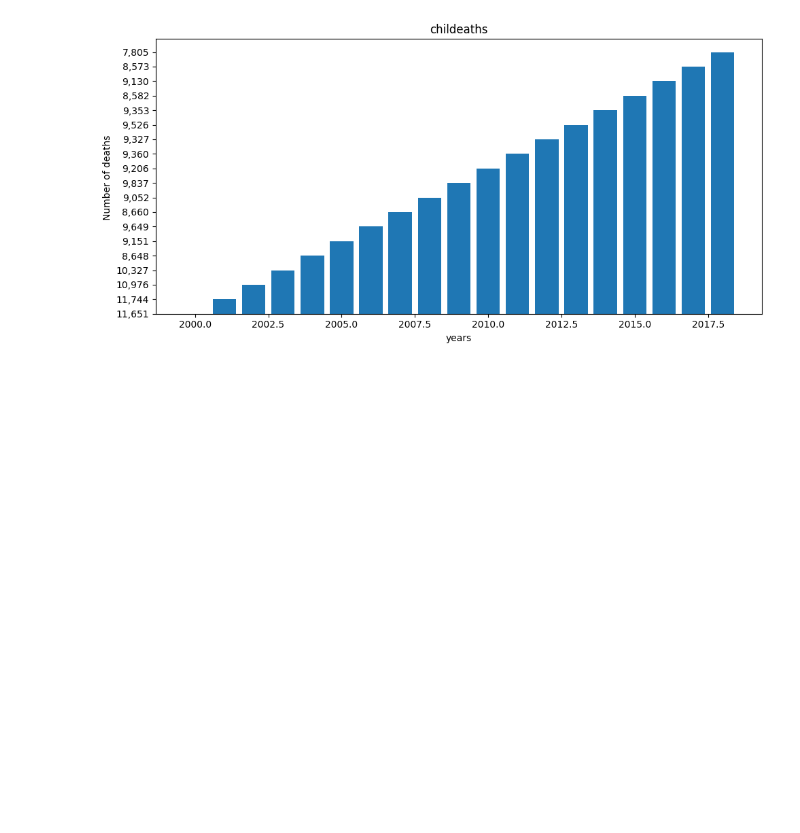
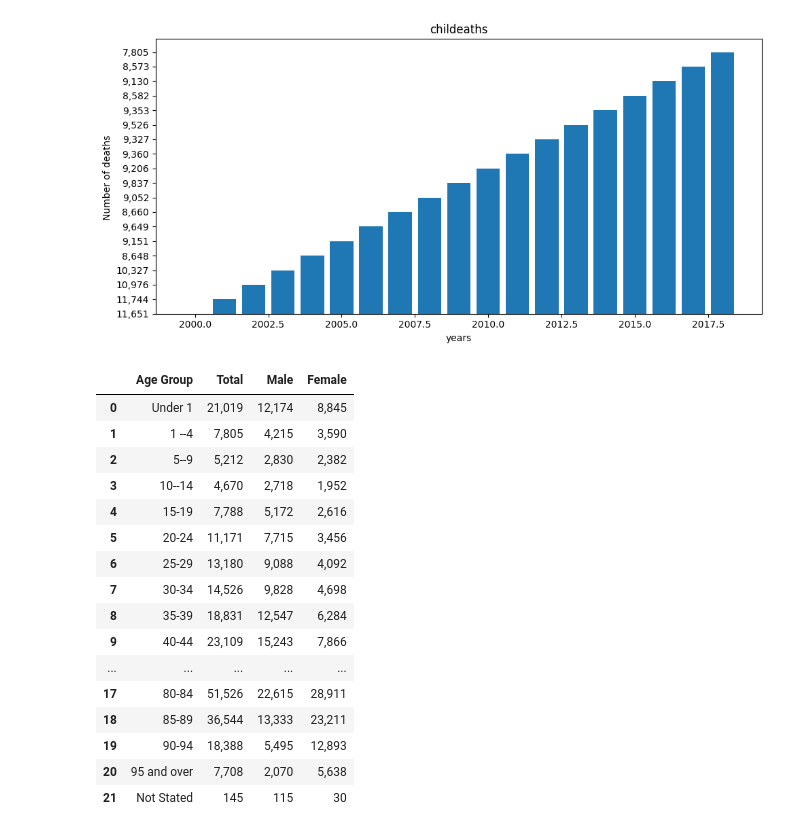
Before and after one commit to Glennarcega/IT-BA-3203-PROJECT, a Jupyter notebook: Social_Factor_of_death.ipynb, the cells around one changed output. Saved outputs shown, nothing was run; the diff lists cells and outputs as text; code cells hidden in the pictures; blank space fills up the shorter version.

```diff
--- a/Social_Factor_of_death.ipynb
+++ b/Social_Factor_of_death.ipynb
@@ -168,3 +168,24 @@ plt.title('childeaths')
 plt.show()
 # %% [output]
 [figure]
+# %%
+df= pd.read_csv("https://raw.githubusercontent.com/Glennarcega/IT-BA-3203-PROJECT/main/age%20death.csv")
+df
+# %% [output]
+|  | Age Group | Total | Male | Female |
+| 0 | Under 1 | 21,019 | 12,174 | 8,845 |
+| 1 | 1 --4 | 7,805 | 4,215 | 3,590 |
+| 2 | 5--9 | 5,212 | 2,830 | 2,382 |
+| 3 | 10--14 | 4,670 | 2,718 | 1,952 |
+| 4 | 15-19 | 7,788 | 5,172 | 2,616 |
+| 5 | 20-24 | 11,171 | 7,715 | 3,456 |
+| 6 | 25-29 | 13,180 | 9,088 | 4,092 |
+| 7 | 30-34 | 14,526 | 9,828 | 4,698 |
+| 8 | 35-39 | 18,831 | 12,547 | 6,284 |
+| 9 | 40-44 | 23,109 | 15,243 | 7,866 |
+| ... | ... | ... | ... | ... |
+| 17 | 80-84 | 51,526 | 22,615 | 28,911 |
+| 18 | 85-89 | 36,544 | 13,333 | 23,211 |
+| 19 | 90-94 | 18,388 | 5,495 | 12,893 |
+| 20 | 95 and over | 7,708 | 2,070 | 5,638 |
+| 21 | Not Stated | 145 | 115 | 30 |
```
Also changed, not shown: parts of 2 cells of this notebook.
